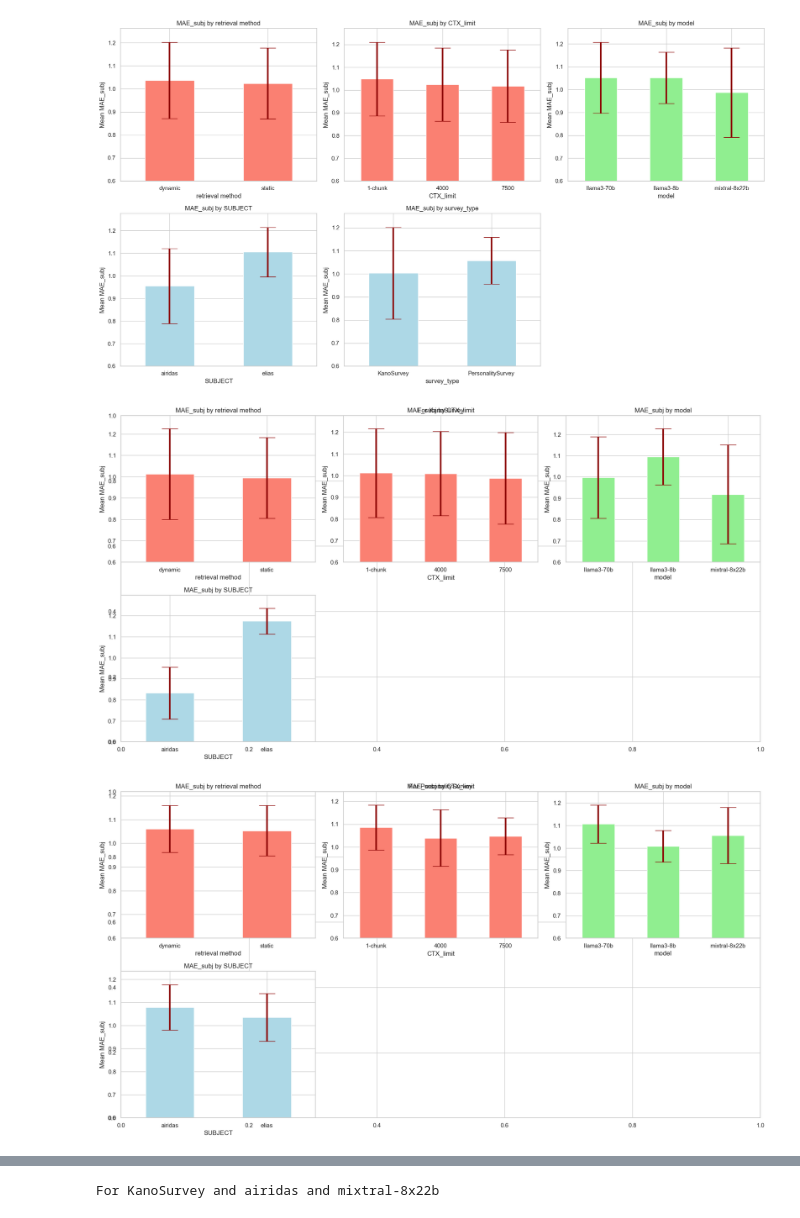
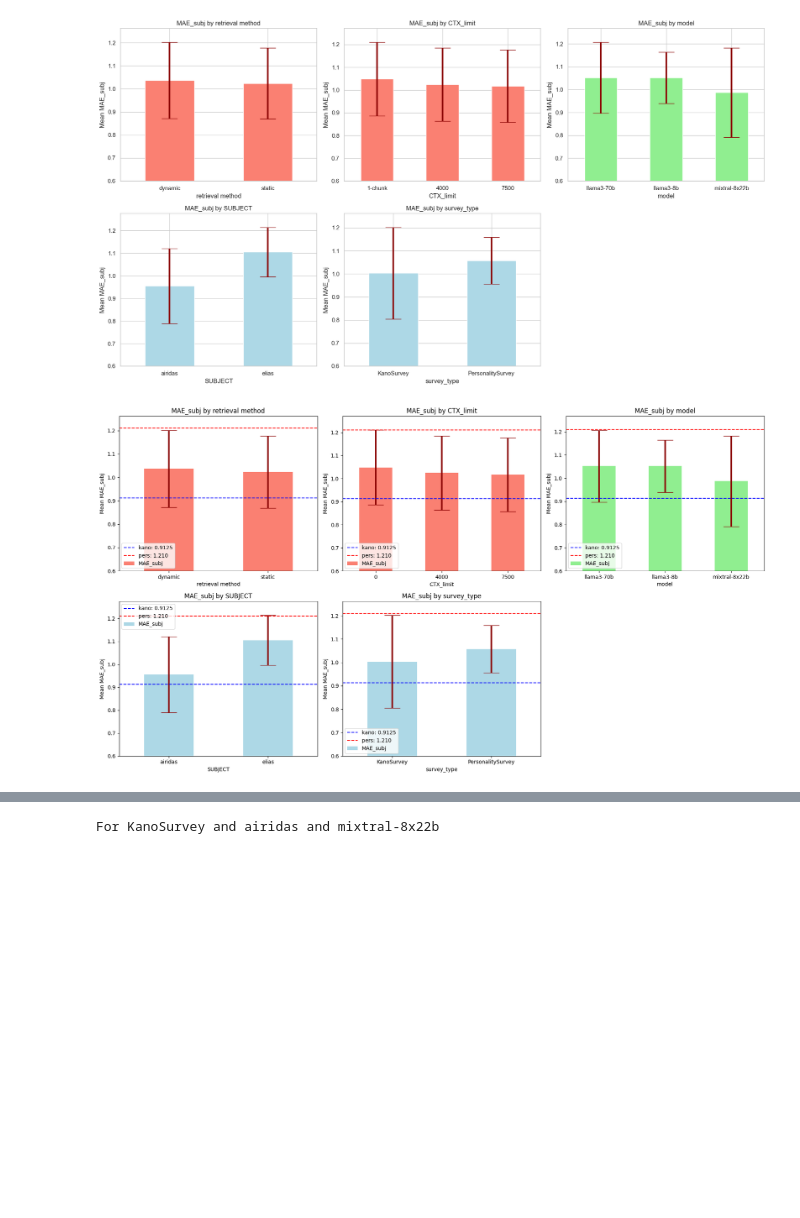
Before and after one commit to Brikas/Thesis, a Jupyter notebook: airi_analysis.ipynb, the cells around one changed output, grey strips where cells are left out. Saved outputs shown, nothing was run; the diff lists cells and outputs as text; code cells hidden in the pictures; blank space fills up the shorter version.

```diff
--- a/airi_analysis.ipynb
+++ b/airi_analysis.ipynb
@@ -294,15 +281,21 @@ def add_airidas_and_elias_answers(df, surv) -> pd.DataFrame:
 
     return df
 
-def remap_answers_to_integers(df, surv):
+def remap_answers_to_integers(df, surv, remap_answer = True):
     if isinstance(surv, survey.KanoSurvey):
         remap_dict = {"I EXPECT IT": 5, "I LIKE IT": 4, "I AM NEUTRAL": 3, "I CAN TOLERATE IT": 2, "I DISLIKE IT": 1}
-        df['answer'] = df['answer'].map(remap_dict)
+        if remap_answer:
+            df['answer'] = df['answer'].str.upper()
+            df['answer'] = df['answer'].map(remap_dict)
+        df['airidas'] = df['airidas'].str.upper()
+        df['elias'] = df['elias'].str.upper()
+
         df['airidas'] = df['airidas'].map(remap_dict)
         df['elias'] = df['elias'].map(remap_dict)
     elif isinstance(surv, survey.PersonalitySurvey):
         remap_dict = {"AGREE": 5, "SOMEWHAT AGREE": 4, "NEUTRAL": 3, "SOMEWHAT DISAGREE": 2, "DISAGREE": 1}
-        df['answer'] = df['answer'].map(remap_dict)
+        if remap_answer:
+            df['answer'] = df['answer'].map(remap_dict)
 
     return df
 
@@ -424,6 +540,10 @@ dfg = dfg.reset_index()
 base_dfg = dfg[dfg['is_base'] == True]
 global_base_scores = {
     "master": base_dfg[['MAE_airi', 'MAE_eli']].mean().mean(),
+    "mean_guess": {
+        "kano": 0.9125,
+        "pers": 1.210
+    },
     "by_subject": {
         "airidas": base_dfg[['MAE_airi']].mean().mean(),
         "elias": base_dfg[['MAE_eli']].mean().mean(),
@@ -647,39 +783,38 @@ plt.show()
 # %%
 import pandas as pd
 import matplotlib.pyplot as plt
 
-# Assuming your dataframe is named `df`
+# Assuming your dataframe is named `dfg`
+filtered_df = dfg[dfg['is_base'] == False]
+parameters = ['retrieval method', 'CTX_limit', 'model', 'SUBJECT', 'survey_type']
+plt.figure(figsize=(18, 10))
+for i, param in enumerate(parameters, 1):
+    plt.subplot(2, 3, i)
 
-for srv in ['KanoSurvey', "PersonalitySurvey"]:
-    filtered_df = dfg[(dfg['is_base'] == False) & (dfg['survey_type'] == srv)]
-    parameters = ['retrieval method', 'CTX_limit', 'model', 'SUBJECT']
-    plt.figure(figsize=(18, 10))
+    if param == 'SUBJECT':
+        colors = ['lightblue', 'lightblue', 'lightblue']  # Adjust colors as needed
+    elif param == 'survey_type':
+        colors = ['lightblue', 'lightblue']
+    elif param == 'model':
+        colors = ['lightgreen', 'lightgreen', 'lightgreen']
+    else:
+        colors = 'salmon'  # General color for other parameters
 
-    plt.title(f'For {srv}')
-    for i, param in enumerate(parameters, 1):
-        plt.subplot(2, 3, i)
+    # Group by the parameter and calculate mean MAE_subj
+    stds = filtered_df.groupby(param)['MAE_subj'].std()
+    means = filtered_df.groupby(param)['MAE_subj'].mean()
+    means.plot(kind='bar', color=colors, yerr=stds, error_kw={'capsize': 15, 'ecolor': 'darkred', 'elinewidth': 3, 'alpha': 1})
+    plt.title(f'MAE_subj by {param}')
+    plt.ylabel('Mean MAE_subj')
+    plt.xticks(rotation=0)
+    plt.ylim(bottom=0.6)  # Set the minimum y-axis limit
 
-        if param == 'SUBJECT':
-            colors = ['lightblue', 'lightblue', 'lightblue']  # Adjust colors as needed
-        elif param == 'survey_type':
-            colors = ['lightblue', 'lightblue']
-        elif param == 'model':
-            colors = ['lightgreen', 'lightgreen', 'lightgreen']
-        else:
-            colors = 'salmon'  # General color for other parameters
+    # Adding horizontal lines for guidelines
+    plt.axhline(y=0.9125, color='blue', linestyle='--', label='kano: 0.9125')
+    plt.axhline(y=1.210, color='red', linestyle='--', label='pers: 1.210')
+    plt.legend()  # Optional, to add a legend for the lines
 
-
-        # Group by the parameter and calculate mean MAE_subj
-        stds = filtered_df.groupby(param)['MAE_subj'].std()
-        means = filtered_df.groupby(param)['MAE_subj'].mean()
-        means.plot(kind='bar', color=colors, yerr=stds, error_kw={'capsize': 15, 'ecolor': 'darkred', 'elinewidth': 3, 'alpha': 1})
-        plt.title(f'MAE_subj by {param}')
-        plt.ylabel('Mean MAE_subj')
-        plt.xticks(rotation=0)
-        plt.ylim(bottom=0.6)  # Set the minimum y-axis limit
-
-    plt.tight_layout()
-    plt.show()
+plt.tight_layout()
+plt.show()
 # %% [output]
-[figure, old version]
+[figure, new version]
-[figure, removed]
```
Also changed, not shown: parts of 17 cells of this notebook.
